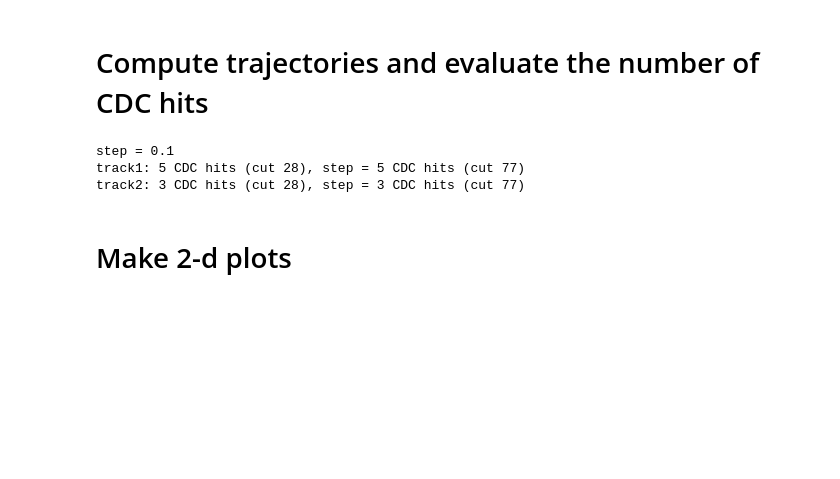
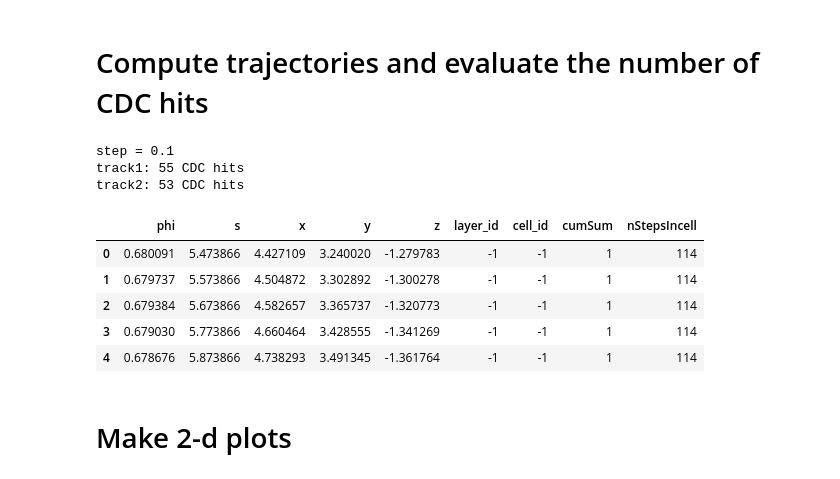
Before and after one commit to eberthol/B2TrEst, a Jupyter notebook: simple_example.ipynb, the cells around one changed output. Drawn from its saved outputs; the diff is of its cells as text; code cells hidden in the pictures; blank space fills up the shorter version.

```diff
--- a/simple_example.ipynb
+++ b/simple_example.ipynb
@@ -78,14 +78,25 @@ d_p2 = {
 step=0.1   ## explain
 step_in_phi=False ## explain
 
-## use one cut (28 or 77 but not both)
-
 traj_p1 = trajectory(d_p1, cdc, step, step_in_phi=step_in_phi)
 traj_p2 = trajectory(d_p2, cdc, step, step_in_phi=step_in_phi)
+
+# ## ADVANCED, DON't PUT IT HERE
+# traj_p1 = trajectory(d_p1, cdc, step, step_in_phi=step_in_phi, min_setps_in_SL0_cell=7, min_setps_in_outer_cell=7)
+# traj_p2 = trajectory(d_p2, cdc, step, step_in_phi=step_in_phi, min_setps_in_SL0_cell=7, min_setps_in_outer_cell=7)
 print(f'step = {step}')
-print(f'track1: {traj_p1.CDChits_clean28} CDC hits (cut 28), step = {traj_p1.CDChits_clean77} CDC hits (cut 77)')
-print(f'track2: {traj_p2.CDChits_clean28} CDC hits (cut 28), step = {traj_p2.CDChits_clean77} CDC hits (cut 77)')
+print(f'track1: {traj_p1.CDChits} CDC hits')
+print(f'track2: {traj_p2.CDChits} CDC hits')
 # %% [output]
 step = 0.1
-track1: 5 CDC hits (cut 28), step = 5 CDC hits (cut 77)
-track2: 3 CDC hits (cut 28), step = 3 CDC hits (cut 77)
+track1: 55 CDC hits
+track2: 53 CDC hits
+# %%
+traj_p1.points.head()
+# %% [output]
+|  | phi | s | x | y | z | layer_id | cell_id | cumSum | nStepsIncell |
+| 0 | 0.680091 | 5.473866 | 4.427109 | 3.240020 | -1.279783 | -1 | -1 | 1 | 114 |
+| 1 | 0.679737 | 5.573866 | 4.504872 | 3.302892 | -1.300278 | -1 | -1 | 1 | 114 |
+| 2 | 0.679384 | 5.673866 | 4.582657 | 3.365737 | -1.320773 | -1 | -1 | 1 | 114 |
+| 3 | 0.679030 | 5.773866 | 4.660464 | 3.428555 | -1.341269 | -1 | -1 | 1 | 114 |
+| 4 | 0.678676 | 5.873866 | 4.738293 | 3.491345 | -1.361764 | -1 | -1 | 1 | 114 |
```
Also changed, not shown: parts of 5 cells of this notebook, 1 other file.
